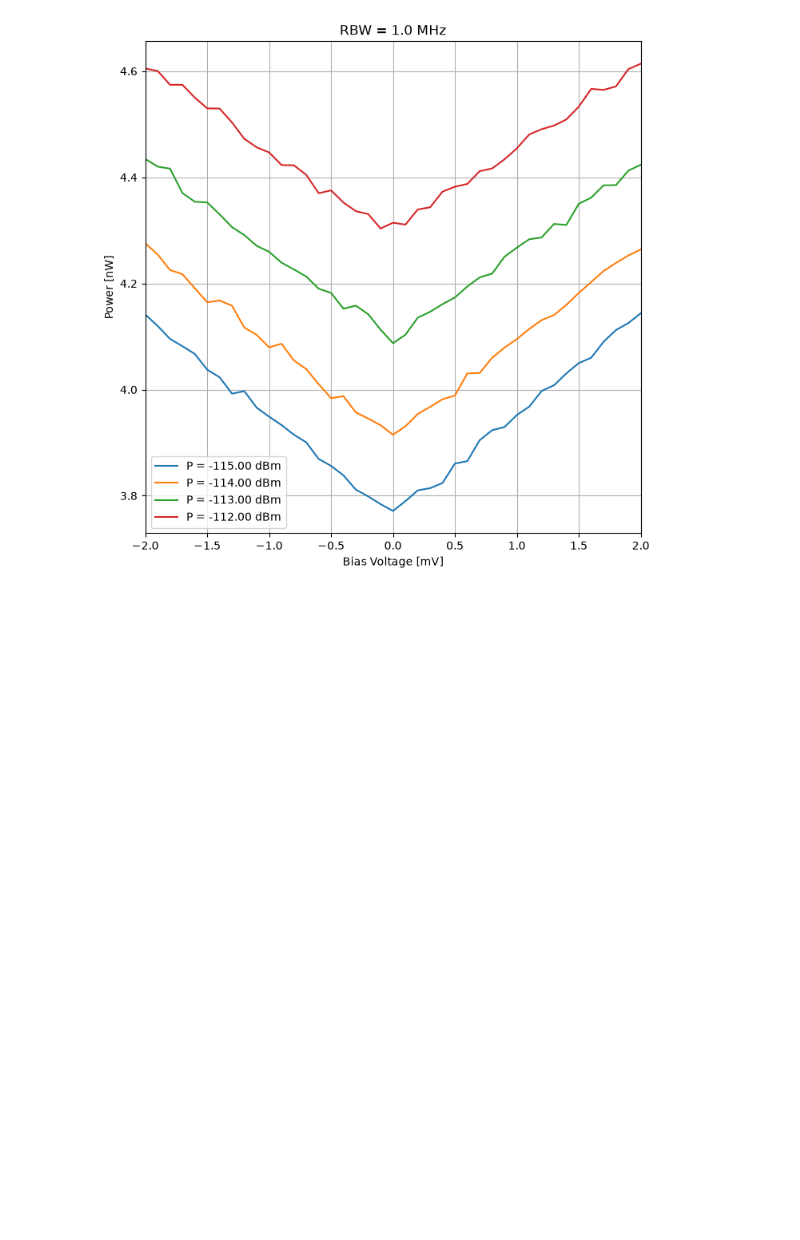
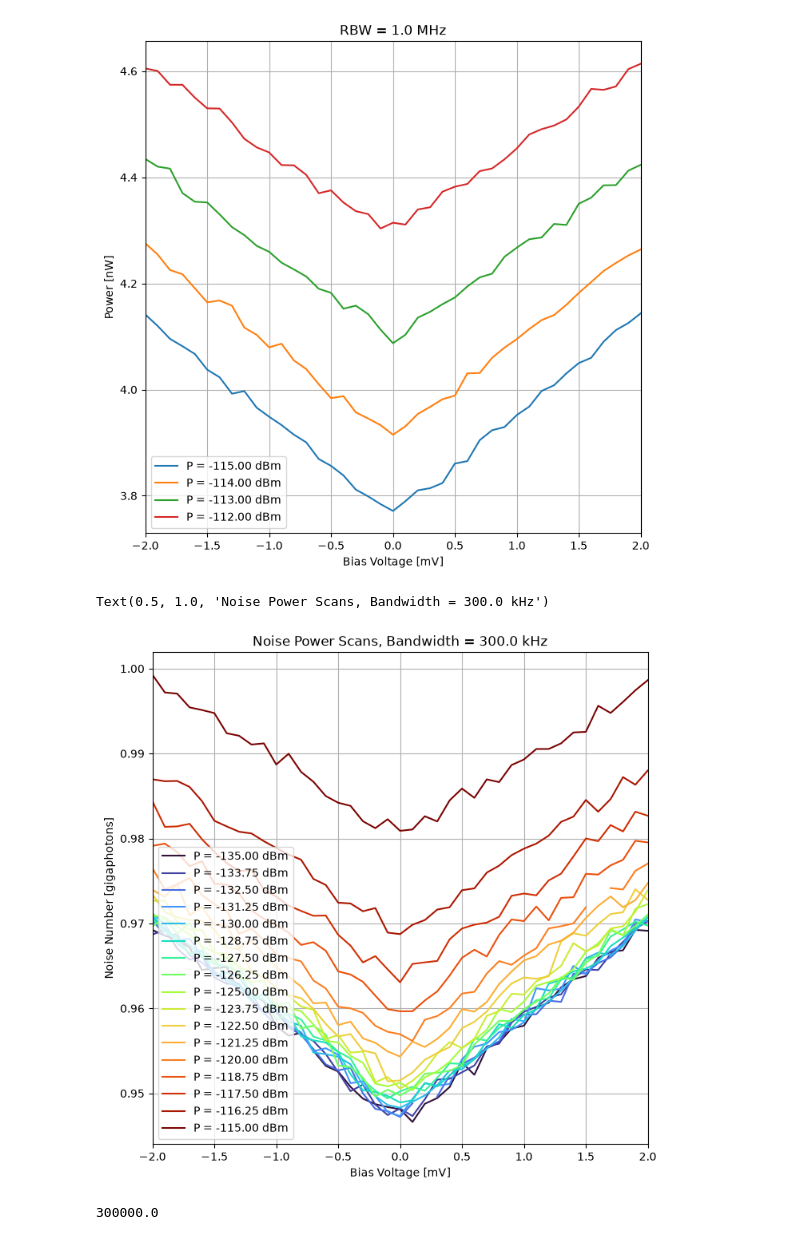
Before and after one commit to LafeLabs/noisecube, a Jupyter notebook: noise-power-scans/plot-noise-power-scans.ipynb, the cells around one changed output. Drawn from its saved outputs; the diff is of its cells as text; code cells hidden in the pictures; blank space fills up the shorter version.

Commit message:
attempted to add noise number in gigaphotons

```diff
--- a/noise-power-scans/plot-noise-power-scans.ipynb
+++ b/noise-power-scans/plot-noise-power-scans.ipynb
@@ -93,3 +80,28 @@ plt.title('RBW = '  + str(scans[0]['rbw']/1e6) + " MHz")
 # %% [output]
 Text(0.5, 1.0, 'RBW = 1.0 MHz')
 [figure]
+# %%
+planck_constant = 6.62607015e-34
+
+legend = []
+fig, ax = plt.subplots(figsize=(8, 8))
+plt.gca().set_prop_cycle(color=plt.cm.turbo(np.linspace(0, 1,17)))
+
+for index in np.arange(17):
+    plt.plot(1000*np.array(scans[2]['noise_bias'])*2/200,1e-9*np.array(scans[2]['noise'][index])/(3e5*planck_constant*5.58e9))
+    legend.append(f"P = {scans[2]['power'][index] - 25 - 60:.2f} dBm")
+plt.legend(legend,loc='lower left')
+plt.xlim(-2,2)
+#plt.ylim(1.04,1.1)
+plt.xlabel('Bias Voltage [mV]')
+plt.ylabel('Noise Number [gigaphotons]')
+plt.grid()
+plt.title('Noise Power Scans, Bandwidth = '  + str(scans[2]['rbw']/1000) + " kHz")
+#plt.axhline(y=1.075, color='r', linestyle='--', label='Threshold')
+# %% [output]
+Text(0.5, 1.0, 'Noise Power Scans, Bandwidth = 300.0 kHz')
+[figure, added]
+# %%
+scans[2]['rbw']
+# %% [output]
+300000.0
```
Also changed, not shown: parts of 1 cell of this notebook.
